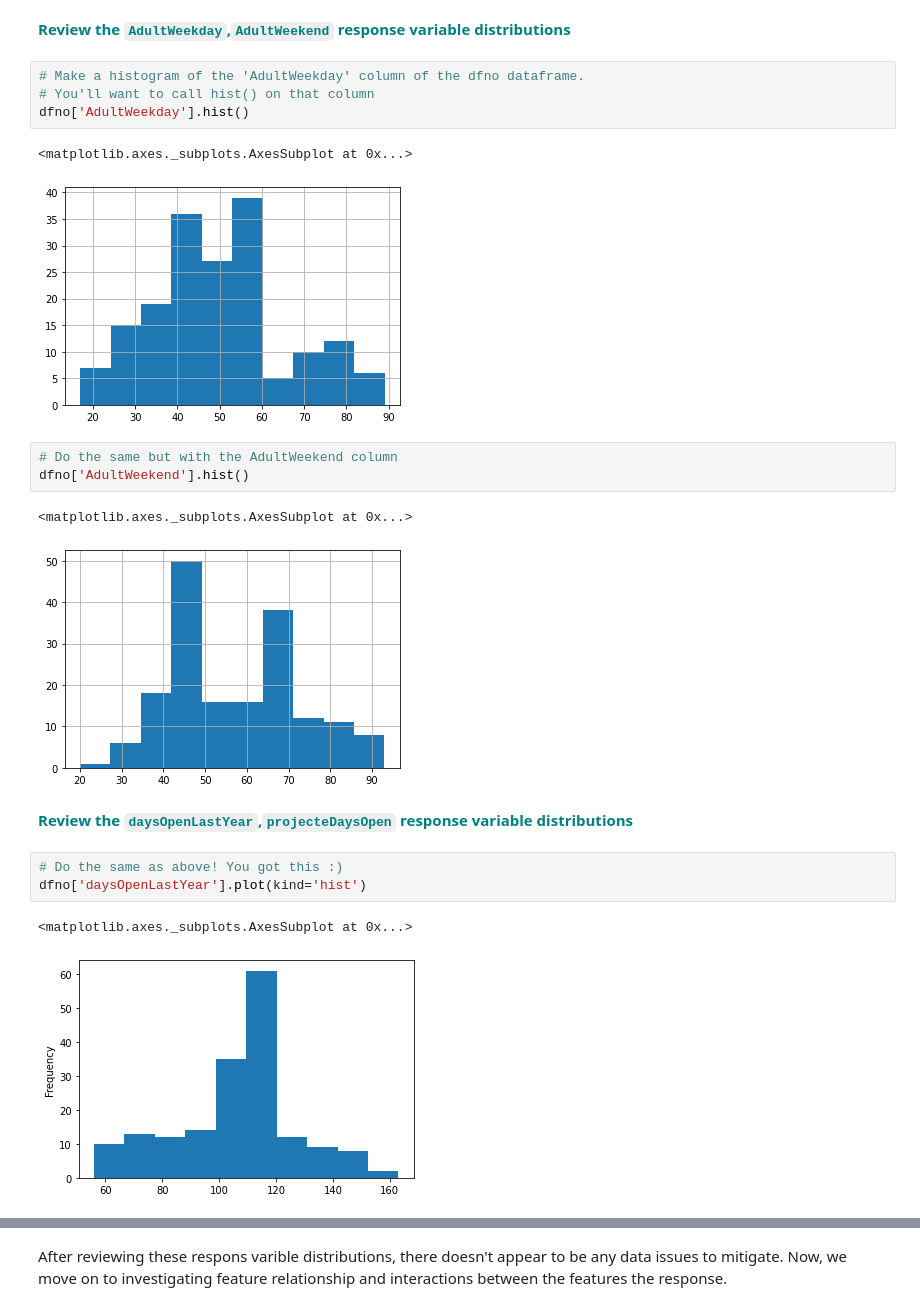
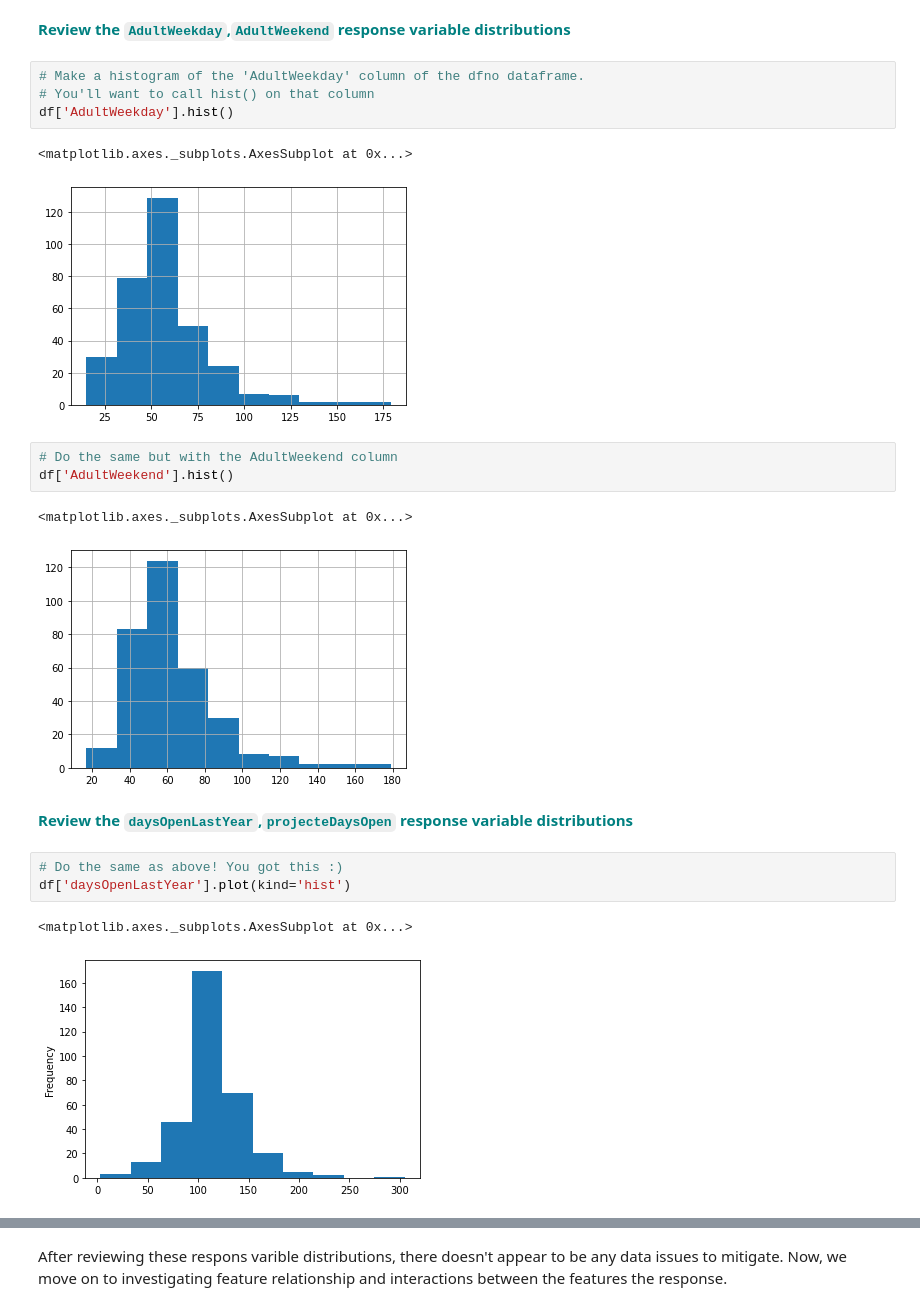
Before and after one commit to asaadkhattab/GuidedCapstone-BigMountainResort, a Jupyter notebook: Step3 - Exploratory Data Analysis.ipynb, the cells around one changed output, grey strips where cells are left out. Cells and saved outputs as stored; diff of their text form.

```diff
--- a/Step3 - Exploratory Data Analysis.ipynb
+++ b/Step3 - Exploratory Data Analysis.ipynb
@@ -248,22 +248,22 @@ There are many possible response variables you could have identified in Step 1 o
 # %%
 # Make a histogram of the 'AdultWeekday' column of the dfno dataframe.
 # You'll want to call hist() on that column
-dfno['AdultWeekday'].hist()
+df['AdultWeekday'].hist()
 # %% [output]
 <matplotlib.axes._subplots.AxesSubplot at 0x...>
-[figure, old version]
+[figure, new version]
 # %%
 # Do the same but with the AdultWeekend column
-dfno['AdultWeekend'].hist()
+df['AdultWeekend'].hist()
 # %% [output]
 <matplotlib.axes._subplots.AxesSubplot at 0x...>
-[figure, old version]
+[figure, new version]
 # %% [markdown]
 <font color='teal'>**Review the `daysOpenLastYear`,`projecteDaysOpen` response variable distributions**</font>
 # %%
 # Do the same as above! You got this :)
-dfno['daysOpenLastYear'].plot(kind='hist')
+df['daysOpenLastYear'].plot(kind='hist')
 # %% [output]
 <matplotlib.axes._subplots.AxesSubplot at 0x...>
-[figure, old version]
+[figure, new version]
 # %%
```
Also changed, not shown: parts of 10 cells of this notebook, 2 other files.
